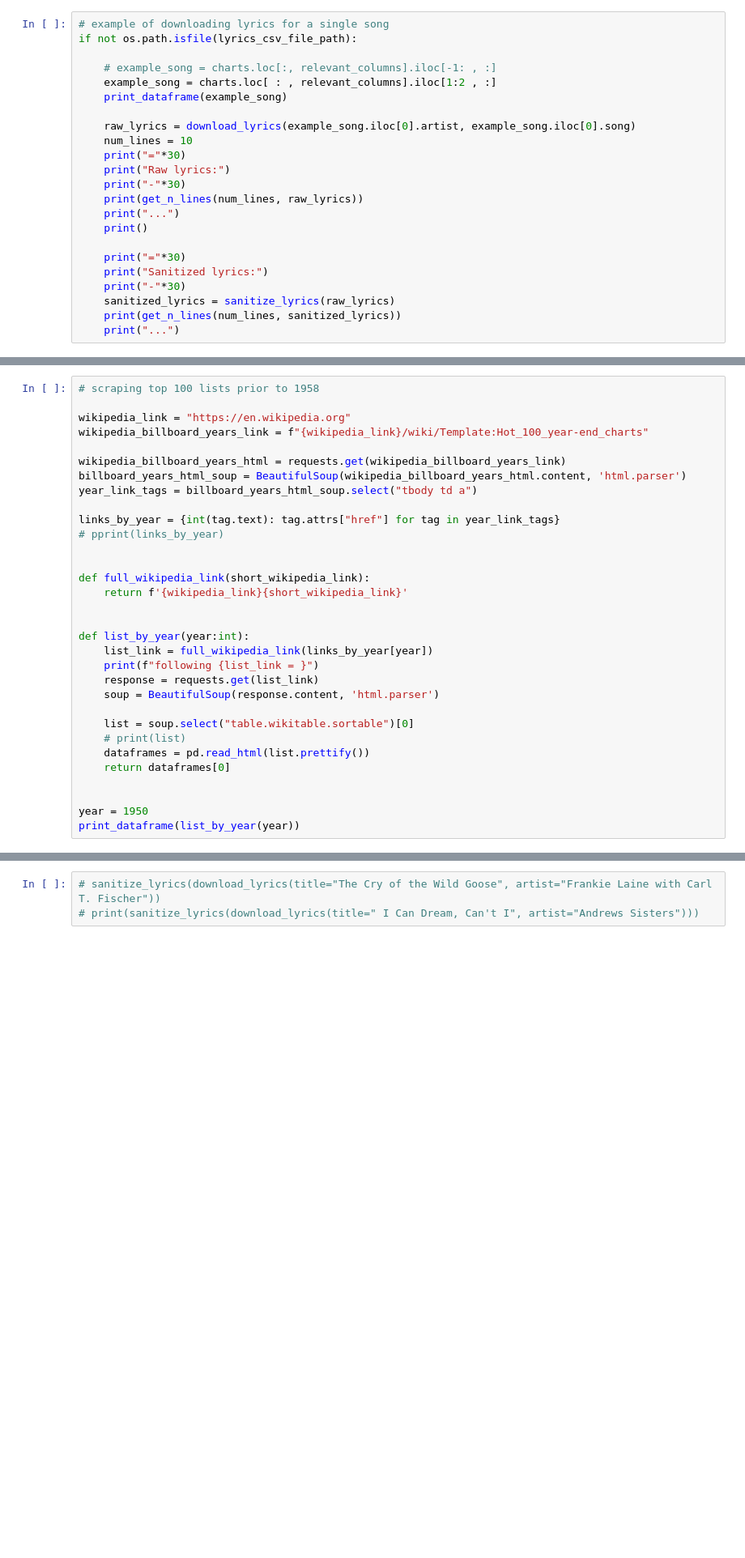
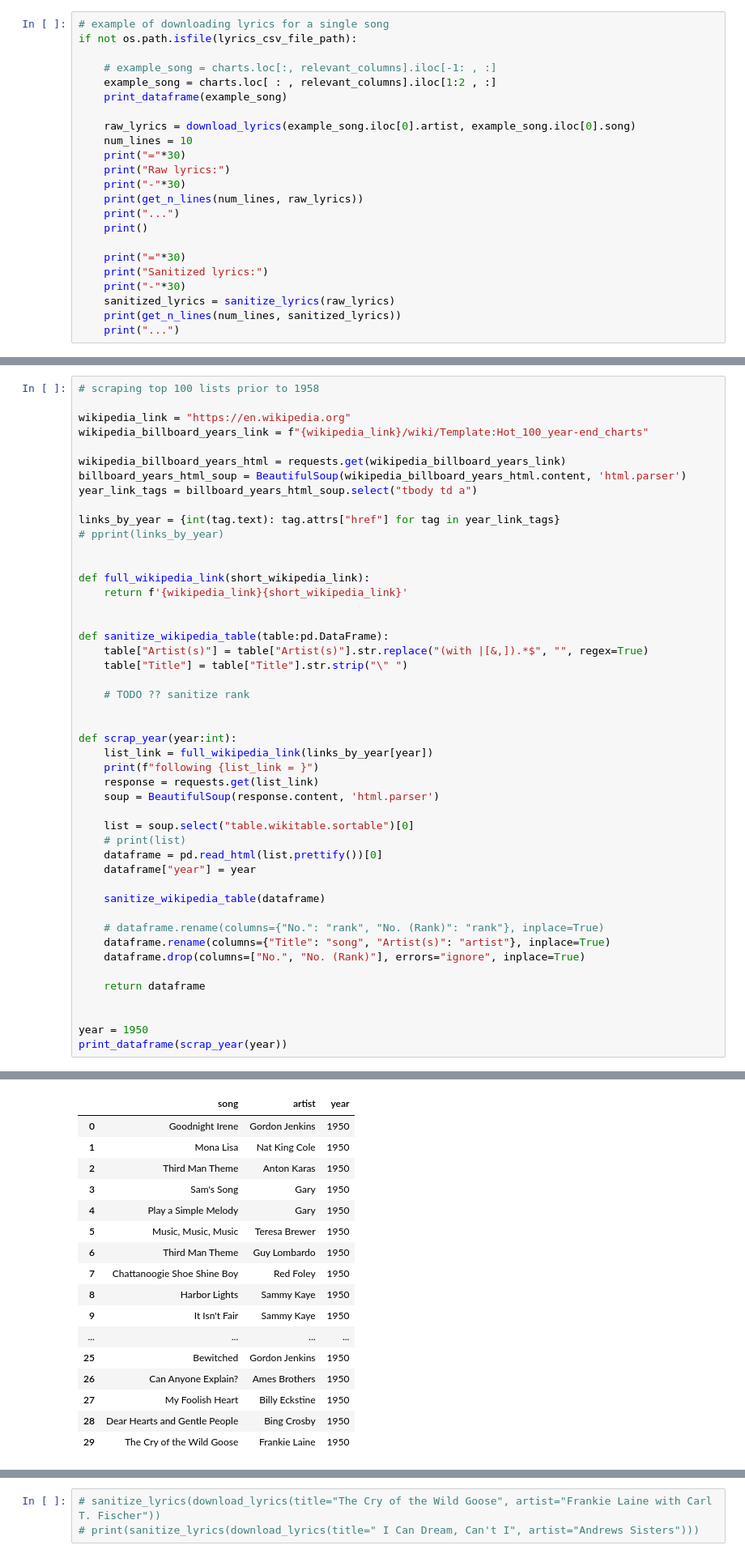
Before and after one commit to tohanov/miniproject-nlp, a Jupyter notebook: project.ipynb, the cells around one changed output, grey strips where cells are left out. Shown: that part at 81% size. Saved outputs shown, nothing was run; the diff lists cells and outputs as text; blank space fills up the shorter version.

Commit message:
added putting together data from wikipedia and from billboard dataset

```diff
--- a/project.ipynb
+++ b/project.ipynb
@@ -172,7 +210,14 @@ def full_wikipedia_link(short_wikipedia_link):
     return f'{wikipedia_link}{short_wikipedia_link}'
 
 
-def list_by_year(year:int):
+def sanitize_wikipedia_table(table:pd.DataFrame):
+    table["Artist(s)"] = table["Artist(s)"].str.replace("(with |[&,]).*$", "", regex=True)
+    table["Title"] = table["Title"].str.strip("\" ")
+
+    # TODO ?? sanitize rank
+
+
+def scrap_year(year:int):
     list_link = full_wikipedia_link(links_by_year[year])
     print(f"following {list_link = }")
     response = requests.get(list_link)
@@ -180,9 +225,18 @@ def list_by_year(year:int):
 
     list = soup.select("table.wikitable.sortable")[0]
     # print(list)
-    dataframes = pd.read_html(list.prettify())
-    return dataframes[0]
+    dataframe = pd.read_html(list.prettify())[0]
+    dataframe["year"] = year
+
+    sanitize_wikipedia_table(dataframe)
+
+    # dataframe.rename(columns={"No.": "rank", "No. (Rank)": "rank"}, inplace=True)
+    dataframe.rename(columns={"Title": "song", "Artist(s)": "artist"}, inplace=True)
+    dataframe.drop(columns=["No.", "No. (Rank)"], errors="ignore", inplace=True)
+
+    return dataframe
 
 
 year = 1950
-print_dataframe(list_by_year(year))
+print_dataframe(scrap_year(year))
+# %% [output]
@@ -188,0 +244,17 @@ print_dataframe(list_by_year(year))
+|  | song | artist | year |
+| 0 | Goodnight Irene | Gordon Jenkins | 1950 |
+| 1 | Mona Lisa | Nat King Cole | 1950 |
+| 2 | Third Man Theme | Anton Karas | 1950 |
+| 3 | Sam's Song | Gary | 1950 |
+| 4 | Play a Simple Melody | Gary | 1950 |
+| 5 | Music, Music, Music | Teresa Brewer | 1950 |
+| 6 | Third Man Theme | Guy Lombardo | 1950 |
+| 7 | Chattanoogie Shoe Shine Boy | Red Foley | 1950 |
+| 8 | Harbor Lights | Sammy Kaye | 1950 |
+| 9 | It Isn't Fair | Sammy Kaye | 1950 |
+| ... | ... | ... | ... |
+| 25 | Bewitched | Gordon Jenkins | 1950 |
+| 26 | Can Anyone Explain? | Ames Brothers | 1950 |
+| 27 | My Foolish Heart | Billy Eckstine | 1950 |
+| 28 | Dear Hearts and Gentle People | Bing Crosby | 1950 |
+| 29 | The Cry of the Wild Goose | Frankie Laine | 1950 |
```
Also changed, not shown: parts of 10 cells of this notebook.
